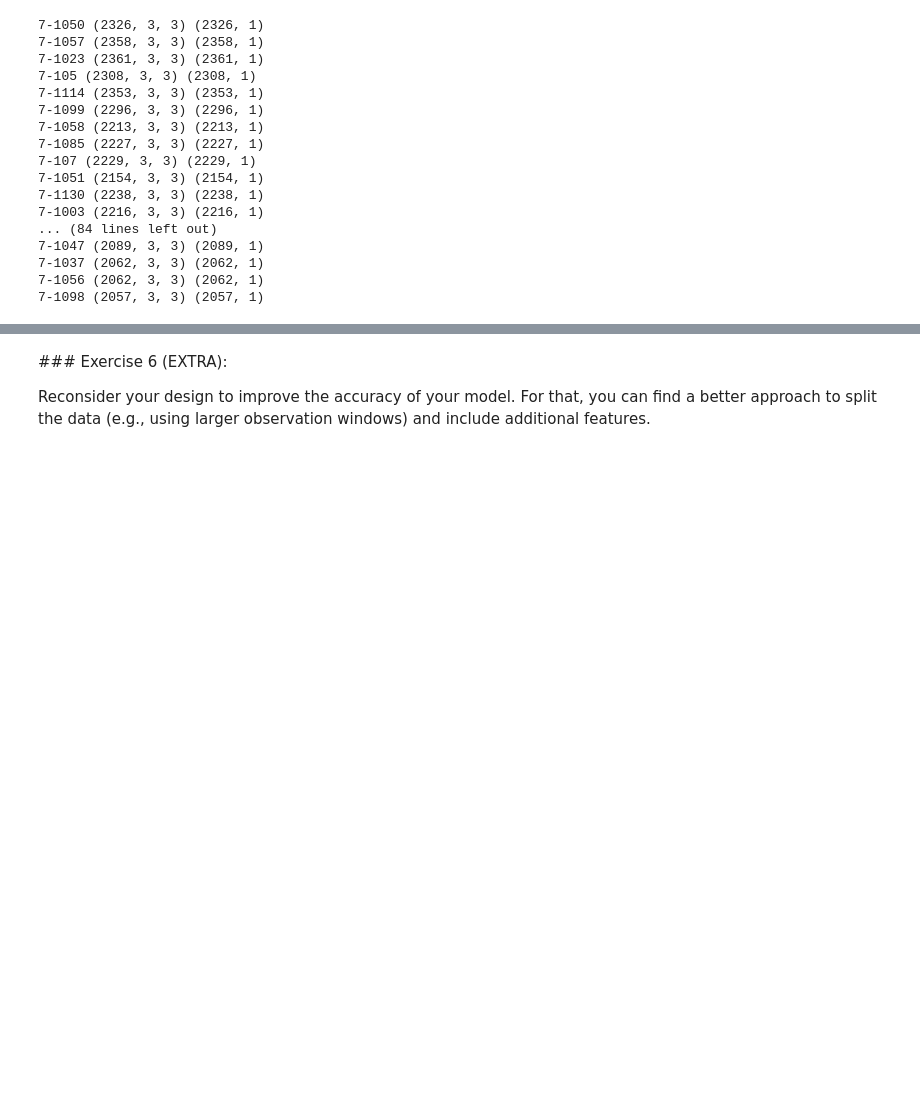
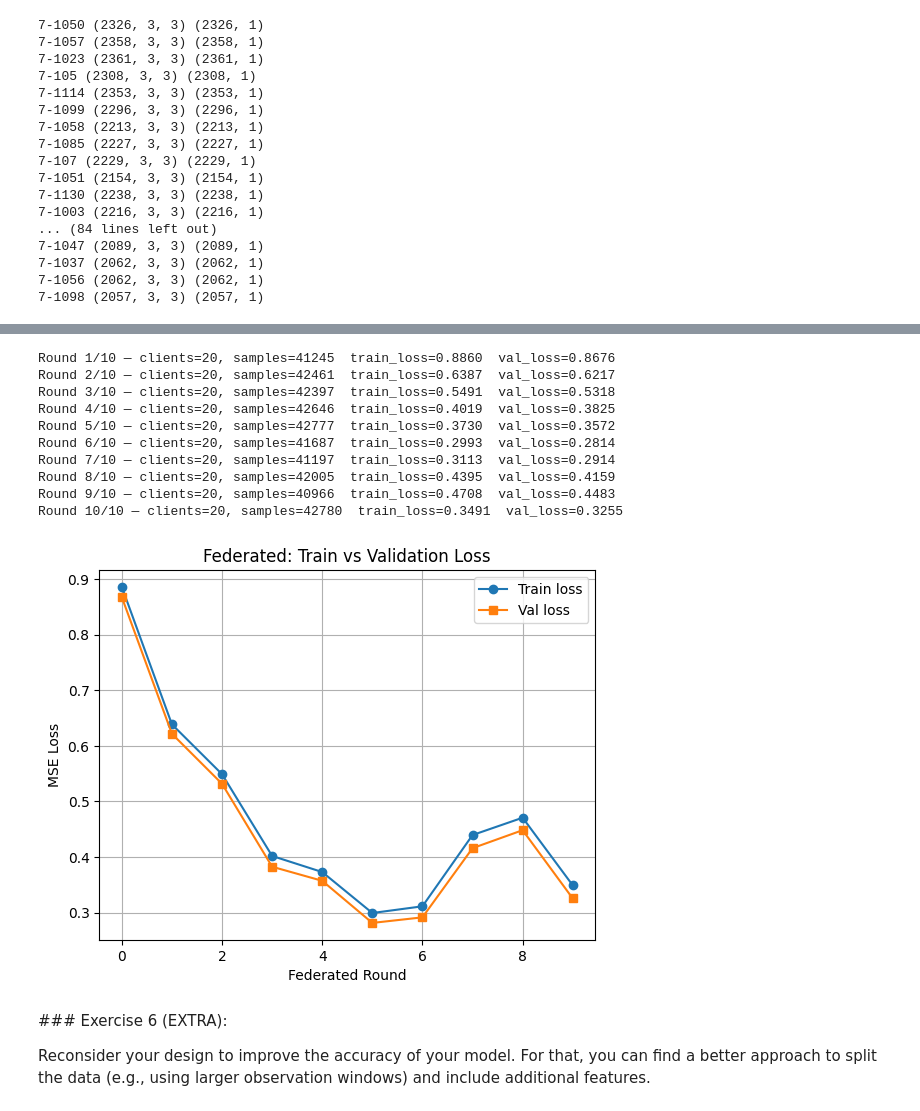
Before and after one commit to jordiestevee/ML4Net-2025, a Jupyter notebook: Lab3/AAX_Lab3.ipynb, the cells around one changed output, grey strips where cells are left out. Saved outputs shown, nothing was run; the diff lists cells and outputs as text; code cells hidden in the pictures; blank space fills up the shorter version.

```diff
--- a/Lab3/AAX_Lab3.ipynb
+++ b/Lab3/AAX_Lab3.ipynb
@@ -691,0 +602,20 @@ To install the necessary dependencies, install `flwr` with the `simulation` extr
+# %%
+def local_train(global_w, client_ds, lr=1e-3, epochs=1):
+    # Clone, load, compile
+    m = create_lstm_model(input_shape)
+    m.set_weights(global_w)
+    if hasattr(m.optimizer.learning_rate, 'assign'):
+        m.optimizer.learning_rate.assign(lr)
+    else:
+        m.optimizer.learning_rate = lr
+    # Fit
+    m.fit(client_ds, epochs=epochs, verbose=0)
+    return m.get_weights()
+# %%
+def fedavg(weight_list, sizes):
+    total = sum(sizes)
+    avg = [np.zeros_like(w) for w in weight_list[0]]
+    for w, sz in zip(weight_list, sizes):
+        for i, layer in enumerate(w):
+            avg[i] += layer * (sz / total)
+    return avg
@@ -692,3 +678,38 @@ To install the necessary dependencies, install `flwr` with the `simulation` extr
+# %%
+global_model, tr_losses, vd_losses = federated_train(
+    ap_data,
+    input_shape=(T_o, len(feature_cols)),
+    rounds=10,
+    clients_per_round=20,
+    local_epochs=5,
+    lr=1e-2,
+    X_train_eval=X_train,
+    y_train_eval=y_train,
+    X_val=X_val,
+    y_val=y_val,
+)
+
+# ── 5) Plot train vs val ────────────────────────────────────────────────
+plt.plot(tr_losses, marker='o', label='Train loss')
+plt.plot(vd_losses, marker='s', label='Val loss')
+plt.xlabel('Federated Round')
+plt.ylabel('MSE Loss')
+plt.title('Federated: Train vs Validation Loss')
+plt.legend()
+plt.grid(True)
+plt.show()
+# %% [output]
+Round 1/10 — clients=20, samples=41245  train_loss=0.8860  val_loss=0.8676
+Round 2/10 — clients=20, samples=42461  train_loss=0.6387  val_loss=0.6217
+Round 3/10 — clients=20, samples=42397  train_loss=0.5491  val_loss=0.5318
+Round 4/10 — clients=20, samples=42646  train_loss=0.4019  val_loss=0.3825
+Round 5/10 — clients=20, samples=42777  train_loss=0.3730  val_loss=0.3572
+Round 6/10 — clients=20, samples=41687  train_loss=0.2993  val_loss=0.2814
+Round 7/10 — clients=20, samples=41197  train_loss=0.3113  val_loss=0.2914
+Round 8/10 — clients=20, samples=42005  train_loss=0.4395  val_loss=0.4159
+Round 9/10 — clients=20, samples=40966  train_loss=0.4708  val_loss=0.4483
+Round 10/10 — clients=20, samples=42780  train_loss=0.3491  val_loss=0.3255
+[figure, added]
 # %% [markdown]
 ### Exercise 6 (EXTRA):
 
```
Also changed, not shown: parts of 28 cells of this notebook.
